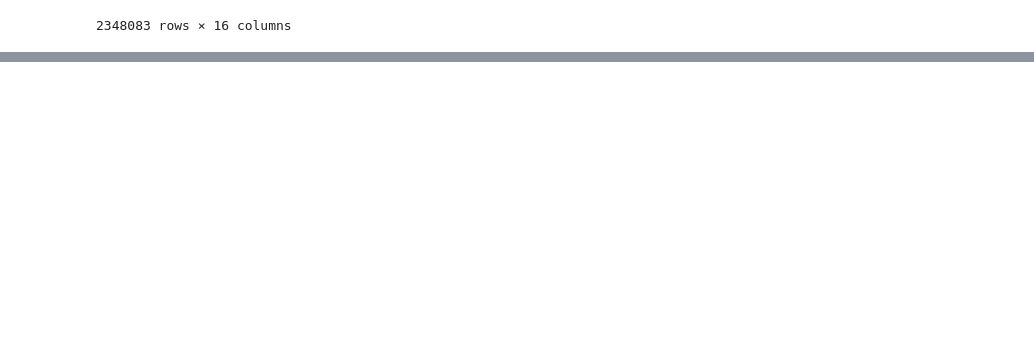
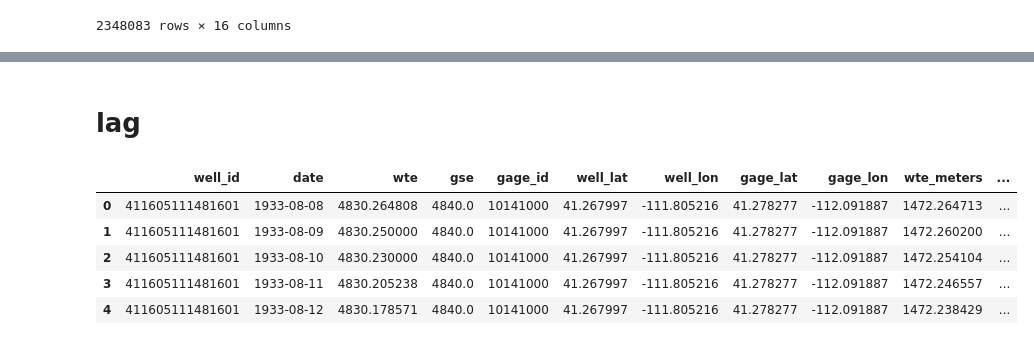
Before and after one commit to xueyil9/gwbase_clean, a Jupyter notebook: notebooks/05_delta_metrics.ipynb, the cells around one changed output, grey strips where cells are left out. Saved outputs shown, nothing was run; the diff lists cells and outputs as text; code cells hidden in the pictures; blank space fills up the shorter version.

```diff
--- a/notebooks/05_delta_metrics.ipynb
+++ b/notebooks/05_delta_metrics.ipynb
@@ -59,3 +59,29 @@ q_buffer2_pair.head()
 | 1312132 | 411605111481601 | 1932-08-12 | 4833.799591 | 4840.0 | 10141000 | 41.267997 | -111.805216 | 41.278277 | -112.091887 | 1473.342115 | ... |
 # %%
 q_buffer2_pair.to_csv('../data/features/q_buffer2_pair_delta_30m.csv', index=False)
+# %% [markdown]
+# lag
+# %%
+import pandas as pd
+
+df = q_buffer2_pair.copy()
+df['date'] = pd.to_datetime(df['date'])
+
+# Calendar-year lag: same month/day last year (handles leap years more gracefully)
+df['date_prev'] = df['date'] - pd.DateOffset(years=1)
+
+lookup = df[['well_id', 'date', 'delta_wte']].rename(
+    columns={'date': 'date_prev', 'delta_wte': 'delta_wte_lag1_year'}
+)
+
+lag_analysis_cal = df.merge(lookup, on=['well_id','date_prev'], how='left') \
+                     .dropna(subset=['delta_wte_lag1_year'])
+# %%
+lag_analysis_cal.head()
+# %% [output]
+|  | well_id | date | wte | gse | gage_id | well_lat | well_lon | gage_lat | gage_lon | wte_meters | ... |
+| 0 | 411605111481601 | 1933-08-08 | 4830.264808 | 4840.0 | 10141000 | 41.267997 | -111.805216 | 41.278277 | -112.091887 | 1472.264713 | ... |
+| 1 | 411605111481601 | 1933-08-09 | 4830.250000 | 4840.0 | 10141000 | 41.267997 | -111.805216 | 41.278277 | -112.091887 | 1472.260200 | ... |
+| 2 | 411605111481601 | 1933-08-10 | 4830.230000 | 4840.0 | 10141000 | 41.267997 | -111.805216 | 41.278277 | -112.091887 | 1472.254104 | ... |
+| 3 | 411605111481601 | 1933-08-11 | 4830.205238 | 4840.0 | 10141000 | 41.267997 | -111.805216 | 41.278277 | -112.091887 | 1472.246557 | ... |
+| 4 | 411605111481601 | 1933-08-12 | 4830.178571 | 4840.0 | 10141000 | 41.267997 | -111.805216 | 41.278277 | -112.091887 | 1472.238429 | ... |
```
Also changed, not shown: parts of 1 cell of this notebook, 2 other files.
